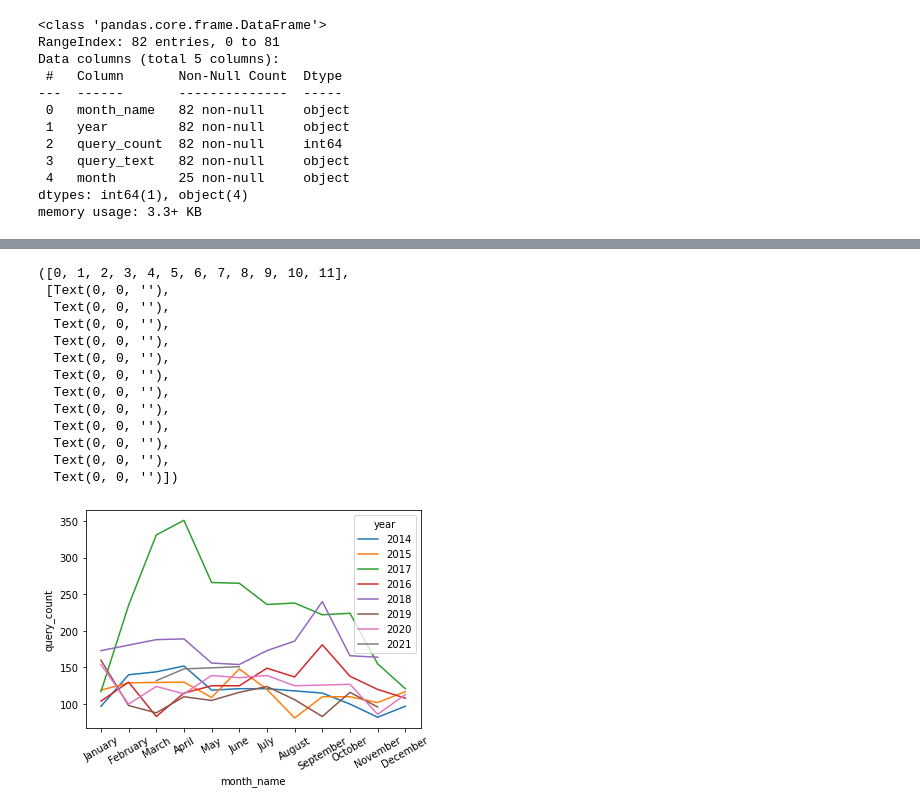
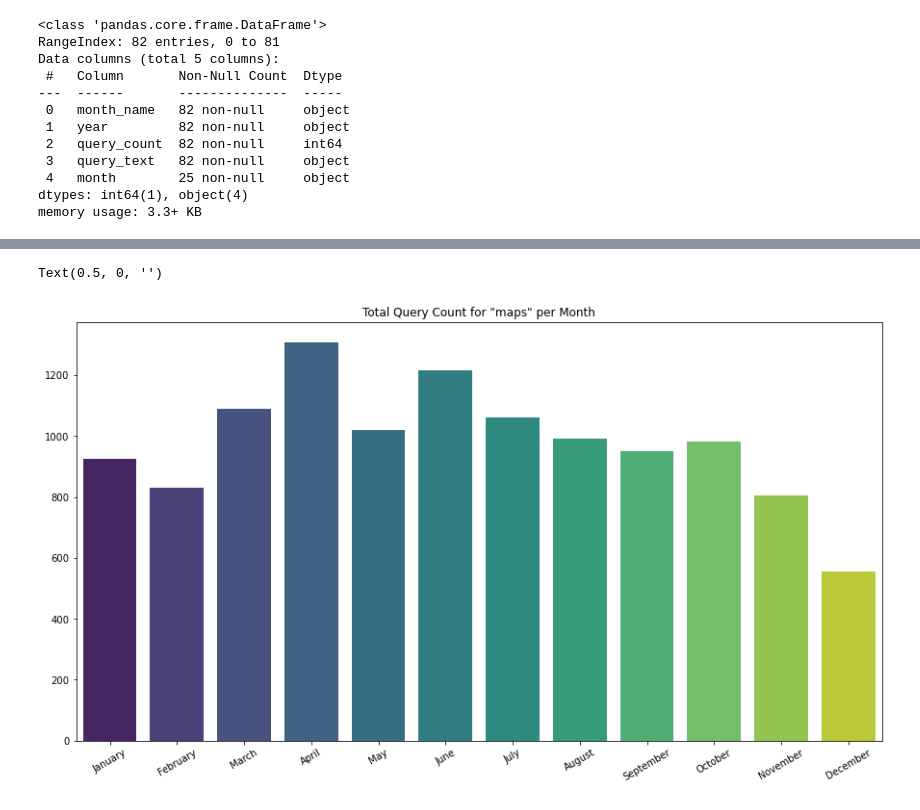
Before and after one commit to NSS-Data-Analytics-Cohort-10/api-kostenkoandri, a Jupyter notebook: notebooks/api_nb.ipynb, the cells around one changed output, grey strips where cells are left out. Drawn from its saved outputs; the diff is of its cells as text; code cells hidden in the pictures.

Commit message:
changed the plot on q4

```diff
--- a/notebooks/api_nb.ipynb
+++ b/notebooks/api_nb.ipynb
@@ -167,3 +167,5 @@ dtypes: int64(1), object(4)
 memory usage: 3.3+ KB
 # %%
 response_m['query_count'] = pd.to_numeric(response_m['query_count'])
+maps_df = response_m.groupby('month_name')['query_count'].agg(sum).reset_index()
+maps_df
@@ -170,21 +186,18 @@ response_m['query_count'] = pd.to_numeric(response_m['query_count'])
 # %%
 import seaborn as sns
 from matplotlib import pyplot as plt
-# %%
-ax = sns.lineplot(data=response_m, x='month_name', y='query_count', hue='year')
-plt.xticks(rotation=30)
-# %% [output]
-([0, 1, 2, 3, 4, 5, 6, 7, 8, 9, 10, 11],
- [Text(0, 0, ''),
-  Text(0, 0, ''),
-  Text(0, 0, ''),
-  Text(0, 0, ''),
-  Text(0, 0, ''),
-  Text(0, 0, ''),
-  Text(0, 0, ''),
-  Text(0, 0, ''),
-  Text(0, 0, ''),
-  Text(0, 0, ''),
-  Text(0, 0, ''),
-  Text(0, 0, '')])
-[figure, removed]
+# %%
+Months = ['January', 'February', 'March', 'April', 'May', 'June', 'July', 'August', 'September', 'October', 'November', 'December']
+plt.figure(figsize=(15,8))
+ax = sns.barplot(data=maps_df,
+                  x='month_name',
+                  y='query_count',
+                  order=Months,
+                  palette='viridis')
+plt.xticks(rotation=30)
+plt.title('Total Query Count for "maps" per Month')
+ax.set_ylabel(None)
+ax.set_xlabel(None)
+# %% [output]
+Text(0.5, 0, '')
+[figure, added]
```
Also changed, not shown: parts of 1 cell of this notebook.
